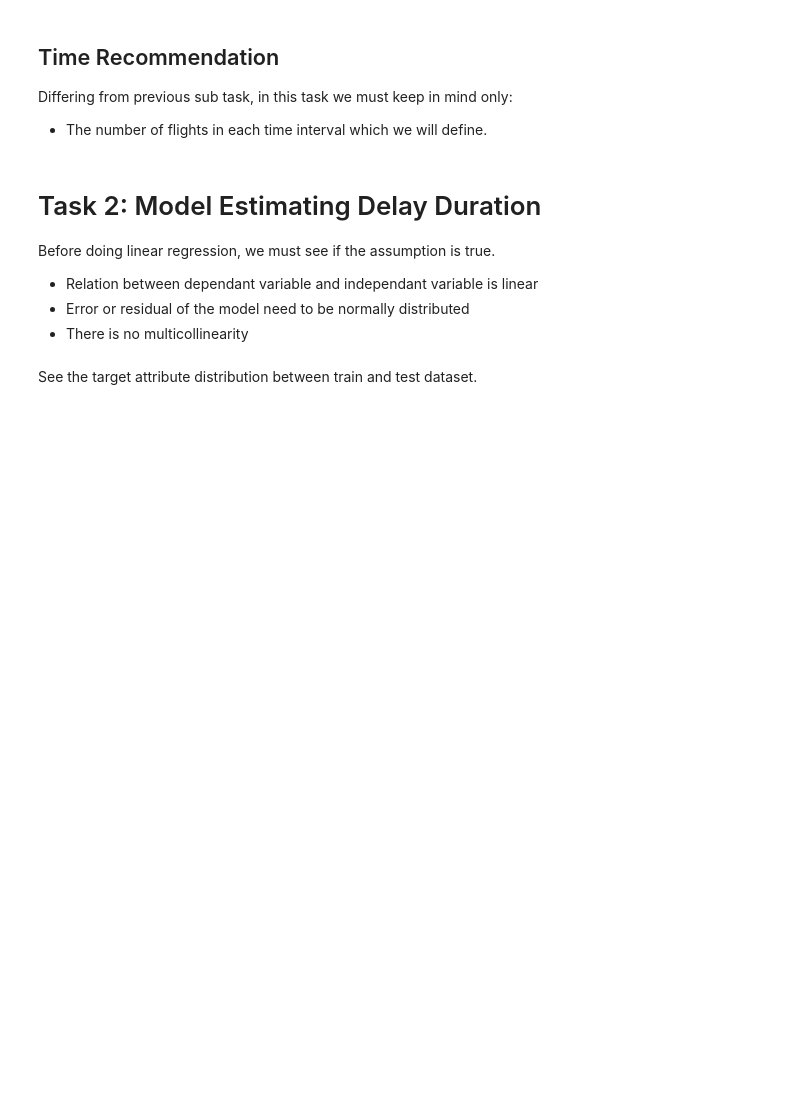
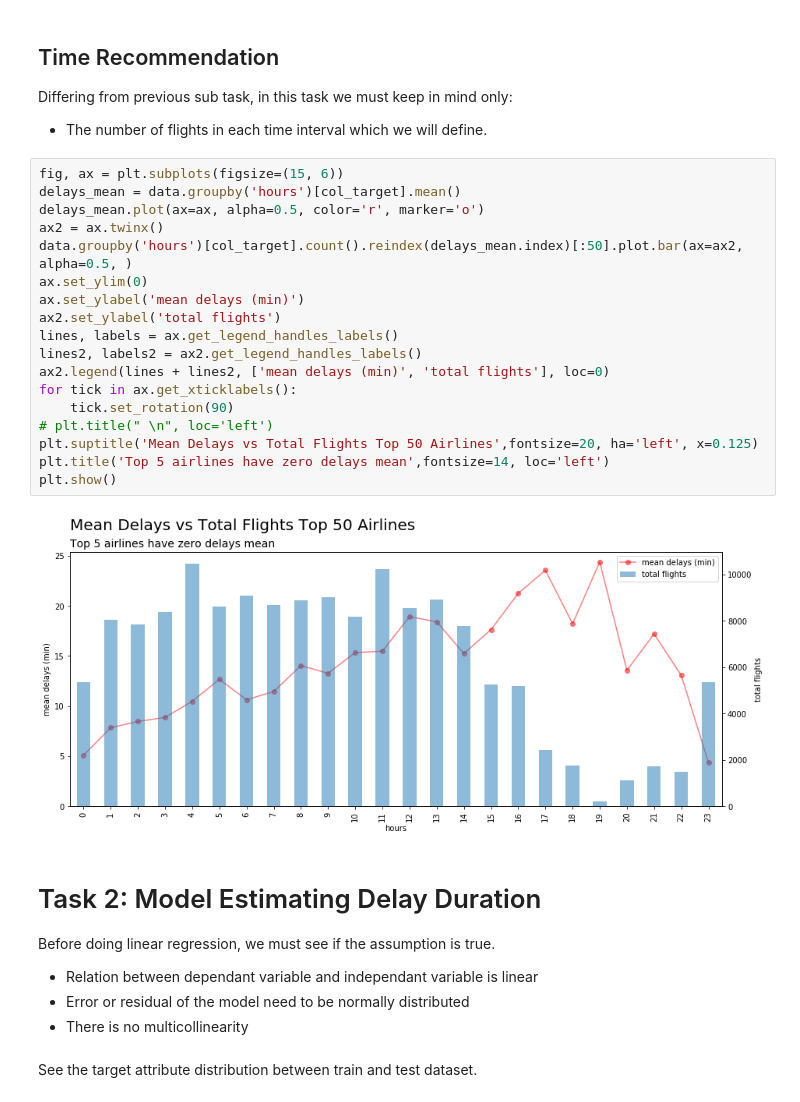
Before and after one commit to gunawanlg/iykra, a Jupyter notebook: Practice Case 04 - Foundation of Machine Learning.ipynb, the cells around one changed output. Drawn from its saved outputs; the diff is of its cells as text; blank space fills up the shorter version.

```diff
--- a/Practice Case 04 - Foundation of Machine Learning.ipynb
+++ b/Practice Case 04 - Foundation of Machine Learning.ipynb
@@ -296,6 +358,26 @@ Rank the best airline based on its probability of a delay. Some notes to be keep
 Differing from previous sub task, in this task we must keep in mind only:
 
 * The number of flights in each time interval which we will define.
+# %%
+fig, ax = plt.subplots(figsize=(15, 6))
+delays_mean = data.groupby('hours')[col_target].mean()
+delays_mean.plot(ax=ax, alpha=0.5, color='r', marker='o')
+ax2 = ax.twinx()
+data.groupby('hours')[col_target].count().reindex(delays_mean.index)[:50].plot.bar(ax=ax2, alpha=0.5, )
+ax.set_ylim(0)
+ax.set_ylabel('mean delays (min)')
+ax2.set_ylabel('total flights')
+lines, labels = ax.get_legend_handles_labels()
+lines2, labels2 = ax2.get_legend_handles_labels()
+ax2.legend(lines + lines2, ['mean delays (min)', 'total flights'], loc=0)
+for tick in ax.get_xticklabels():
+    tick.set_rotation(90)
+# plt.title(" \n", loc='left')
+plt.suptitle('Mean Delays vs Total Flights Top 50 Airlines',fontsize=20, ha='left', x=0.125)
+plt.title('Top 5 airlines have zero delays mean',fontsize=14, loc='left')
+plt.show()
+# %% [output]
+[figure, added]
 # %% [markdown]
 # Task 2: Model Estimating Delay Duration
 
```
Also changed, not shown: parts of 12 cells of this notebook, 1 other file.
